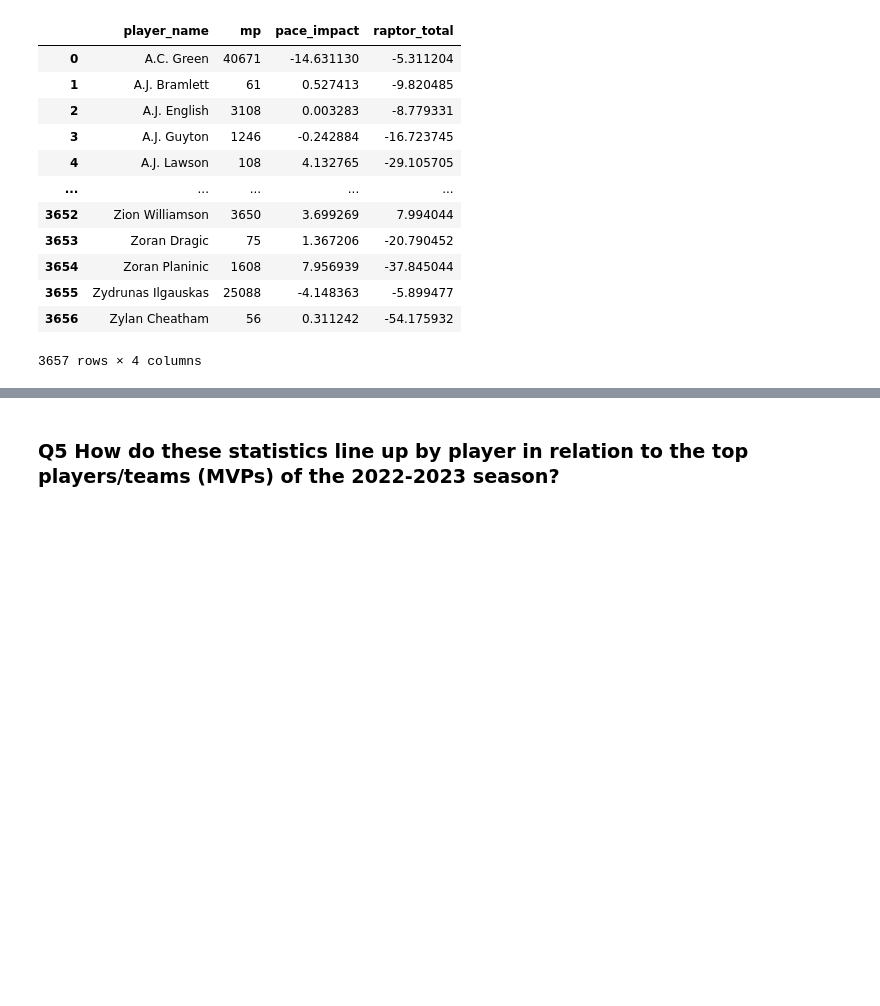
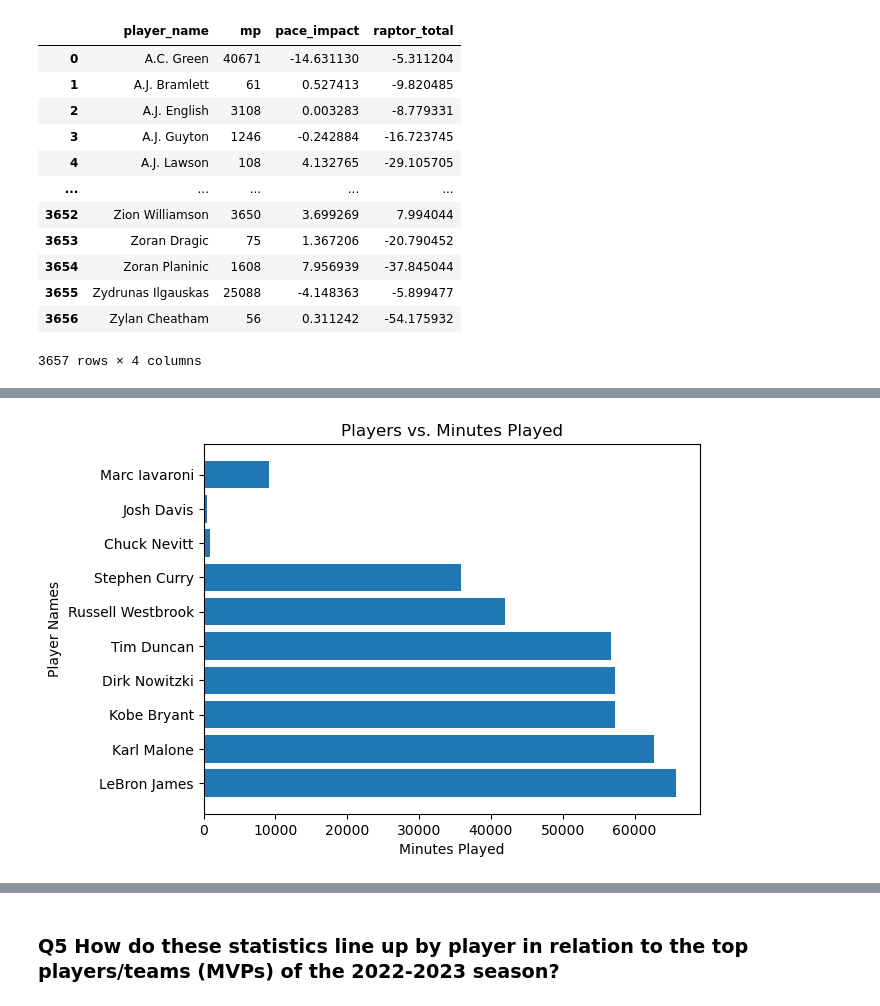
Before and after one commit to UzmaSayyeda/Project01, a Jupyter notebook: raptor_analysis_uzma.ipynb, the cells around one changed output, grey strips where cells are left out. Cells and saved outputs as stored; diff of their text form; code cells hidden in the pictures; blank space fills up the shorter version.

```diff
--- a/raptor_analysis_uzma.ipynb
+++ b/raptor_analysis_uzma.ipynb
@@ -407,0 +327,10 @@ plt.show()
+# %%
+plt.barh(players,mp_02)
+plt.xlabel("Minutes Played")
+plt.ylabel("Player Names")
+plt.title("Players vs. Minutes Played")
+plt.xticks()
+
+plt.show()
+# %% [output]
+[figure, added]
```
Also changed, not shown: parts of 33 cells of this notebook.
